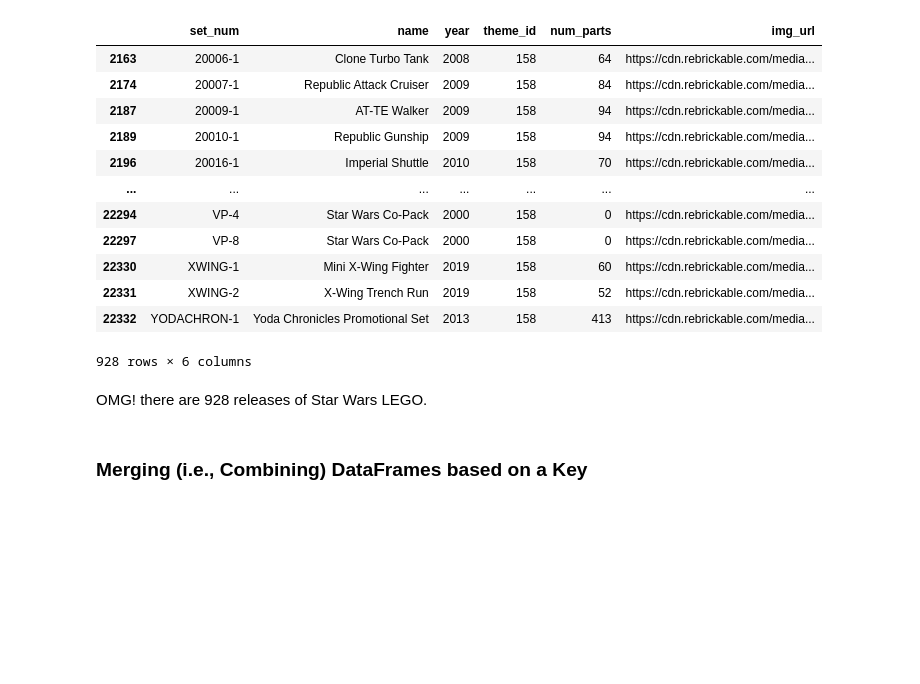
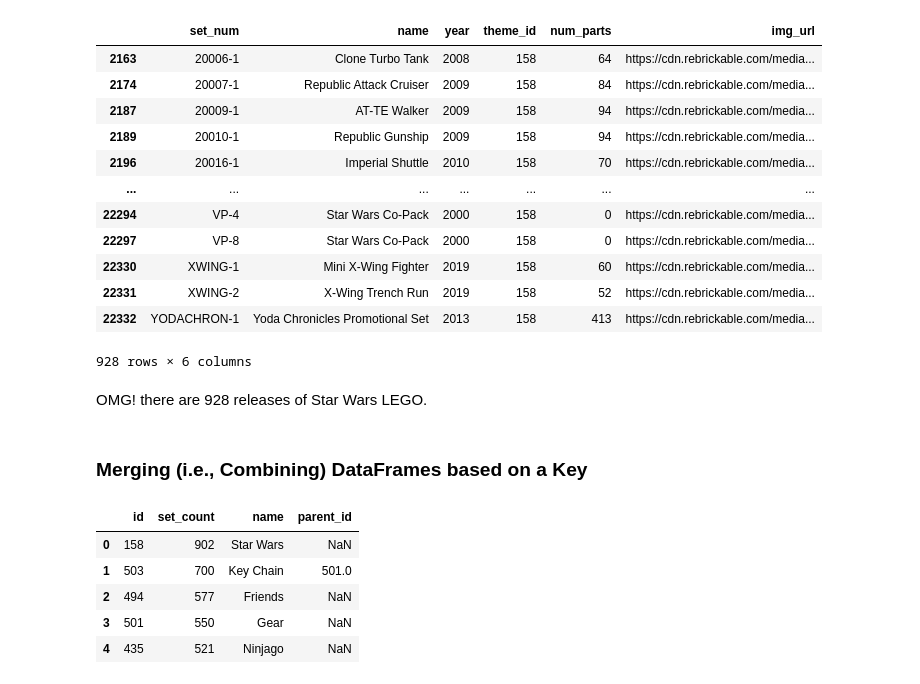
Before and after one commit to M-Awwab-Khan/analyzing-LEGO-dataset, a Jupyter notebook: LEGO-dataset-analysis.ipynb, the cells around one changed output. Drawn from its saved outputs; the diff is of its cells as text; code cells hidden in the pictures; blank space fills up the shorter version.

```diff
--- a/LEGO-dataset-analysis.ipynb
+++ b/LEGO-dataset-analysis.ipynb
@@ -288,3 +288,13 @@ sets[sets['theme_id'].isin(star_wars['id'])]
 OMG! there are 928 releases of Star Wars LEGO.
 # %% [markdown]
 ### Merging (i.e., Combining) DataFrames based on a Key
+# %%
+merged_df = pd.merge(set_theme_count, themes, on='id')
+merged_df.head()
+# %% [output]
+|  | id | set_count | name | parent_id |
+| 0 | 158 | 902 | Star Wars | NaN |
+| 1 | 503 | 700 | Key Chain | 501.0 |
+| 2 | 494 | 577 | Friends | NaN |
+| 3 | 501 | 550 | Gear | NaN |
+| 4 | 435 | 521 | Ninjago | NaN |
```
Also changed, not shown: parts of 2 cells of this notebook.
